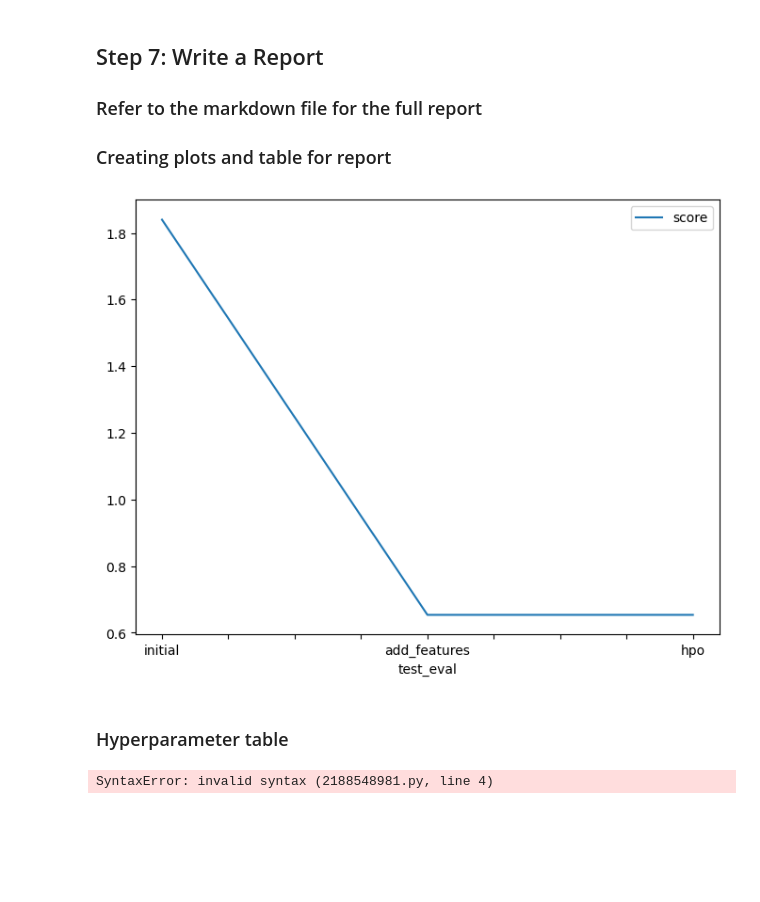
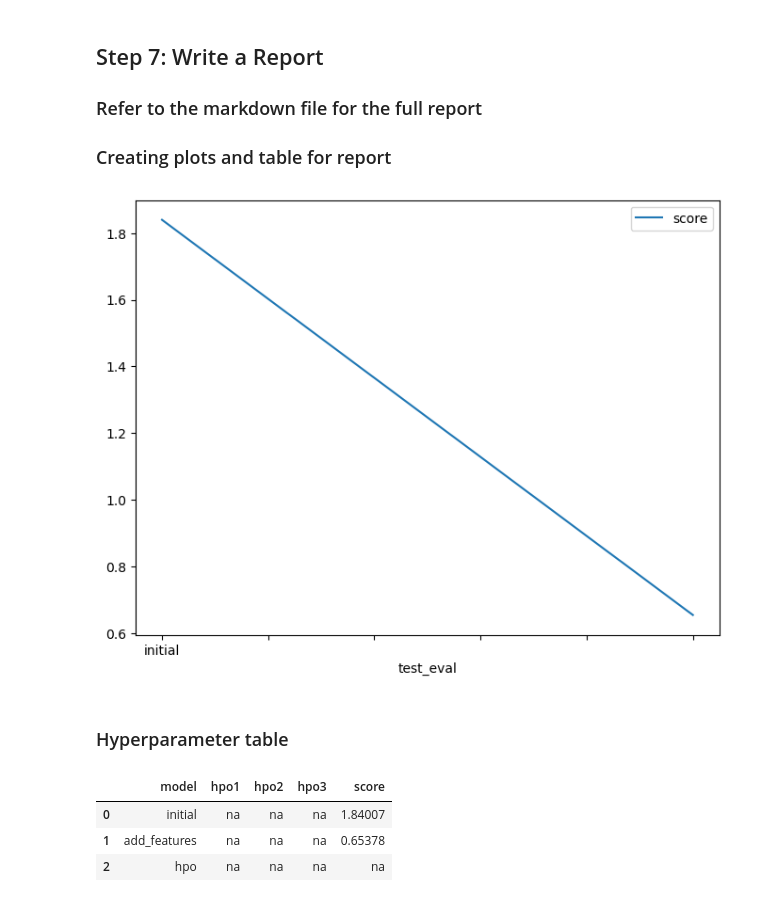
Before and after one commit to sverma24/cd0385-project-starter, a Jupyter notebook: project/project-template.ipynb, the cells around one changed output. Cells and saved outputs as stored; diff of their text form; code cells hidden in the pictures; blank space fills up the shorter version.

```diff
--- a/project/project-template.ipynb
+++ b/project/project-template.ipynb
@@ -678,24 +528,27 @@ fig.savefig('model_train_score.png')
 # %%
 # Take the 3 kaggle scores and creating a line plot to show improvement
 fig = pd.DataFrame(
     {
-        "test_eval": ["initial", "add_features", "hpo"],
-        "score": [1.84007, 0.65378, 0.65378]
+        "test_eval": ["initial", "add_features"],
+        "score": [1.84007, 0.65378]
     }
 ).plot(x="test_eval", y="score", figsize=(8, 6)).get_figure()
 fig.savefig('model_test_score.png')
 # %% [output]
-[figure, old version]
+[figure, new version]
 # %% [markdown]
 ### Hyperparameter table
 # %%
 # The 3 hyperparameters we tuned with the kaggle score as the result
 pd.DataFrame({
     "model": ["initial", "add_features", "hpo"],
-    "hpo1": [?, ?, ?],
-    "hpo2": [?, ?, ?],
-    "hpo3": [?, ?, ?],
-    "score": [1.84007, 0.65378, 0.65378]
+    "hpo1": ['na', 'na', 'na'],
+    "hpo2": ['na', 'na', 'na'],
+    "hpo3": ['na', 'na', 'na'],
+    "score": [1.84007, 0.65378, 'na']
 })
 # %% [output]
-SyntaxError: invalid syntax (2188548981.py, line 4)
+|  | model | hpo1 | hpo2 | hpo3 | score |
+| 0 | initial | na | na | na | 1.84007 |
+| 1 | add_features | na | na | na | 0.65378 |
+| 2 | hpo | na | na | na | na |
```
Also changed, not shown: parts of 15 cells of this notebook, 2 other files.
